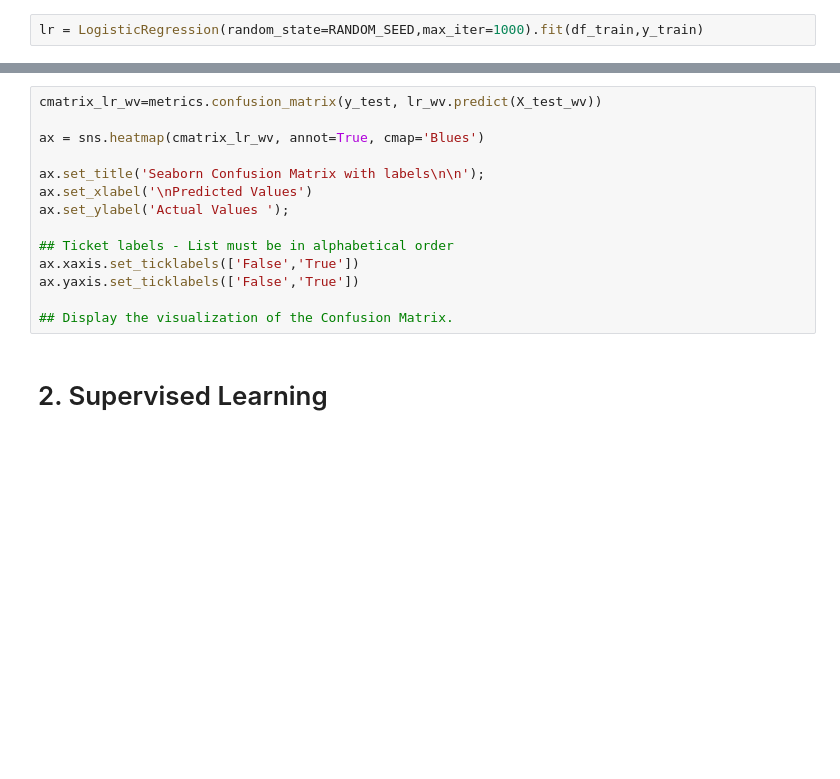
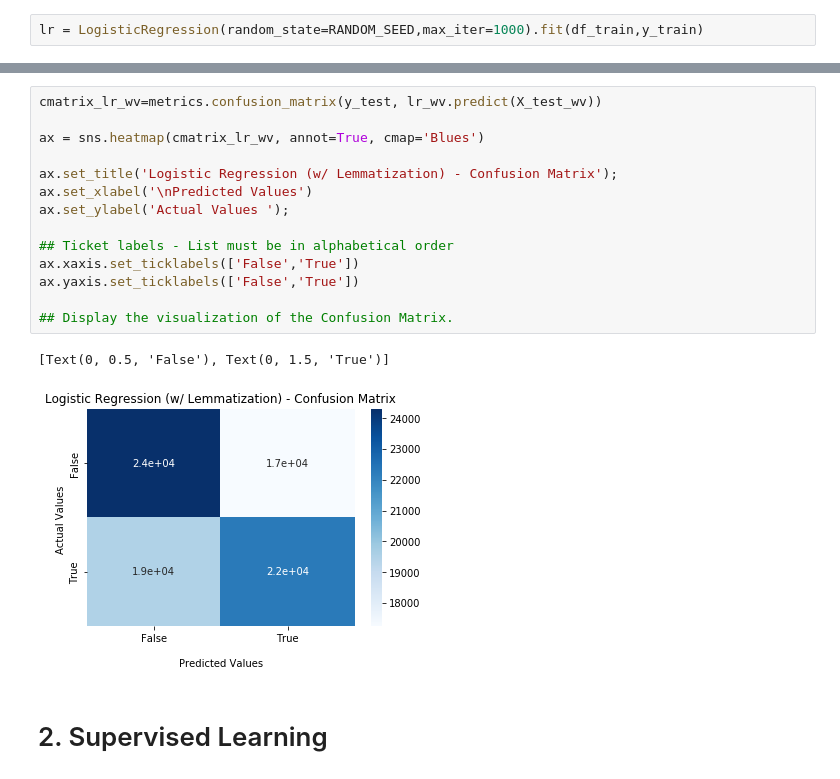
Before and after one commit to yuanzichen88/umich-694-695, a Jupyter notebook: Project_Full.ipynb, the cells around one changed output, grey strips where cells are left out. Cells and saved outputs as stored; diff of their text form; blank space fills up the shorter version.

Commit message:
add confusion matrix

```diff
--- a/Project_Full.ipynb
+++ b/Project_Full.ipynb
@@ -1249,17 +1389,20 @@ accuracy_score(y_test,lr.predict(df_test))
 # %%
 cmatrix_lr_wv=metrics.confusion_matrix(y_test, lr_wv.predict(X_test_wv))
 
 ax = sns.heatmap(cmatrix_lr_wv, annot=True, cmap='Blues')
 
-ax.set_title('Seaborn Confusion Matrix with labels\n\n');
+ax.set_title('Logistic Regression (w/ Lemmatization) - Confusion Matrix');
 ax.set_xlabel('\nPredicted Values')
 ax.set_ylabel('Actual Values ');
 
 ## Ticket labels - List must be in alphabetical order
 ax.xaxis.set_ticklabels(['False','True'])
 ax.yaxis.set_ticklabels(['False','True'])
 
 ## Display the visualization of the Confusion Matrix.
+# %% [output]
+[Text(0, 0.5, 'False'), Text(0, 1.5, 'True')]
+[figure, added]
 # %% [markdown]
 # 2. Supervised Learning
 # %% [markdown]
```
Also changed, not shown: parts of 76 cells of this notebook.
